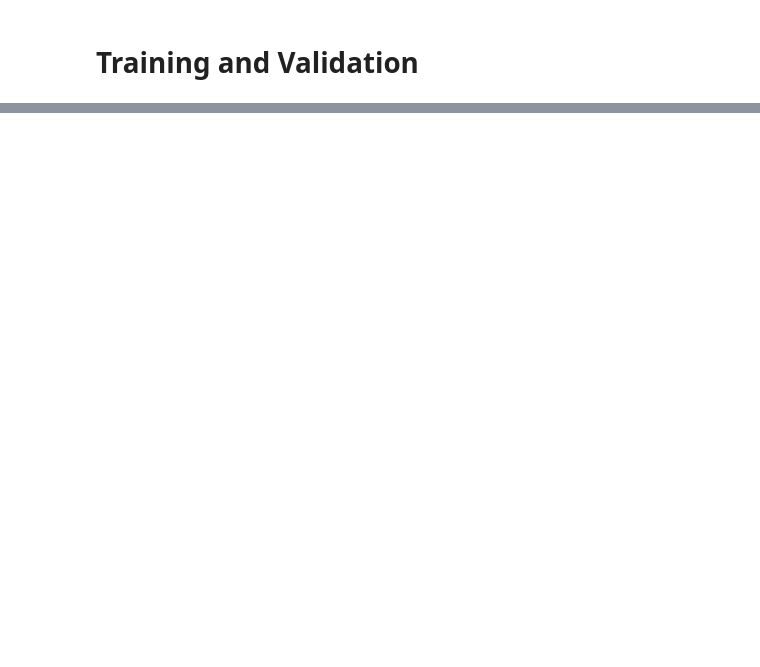
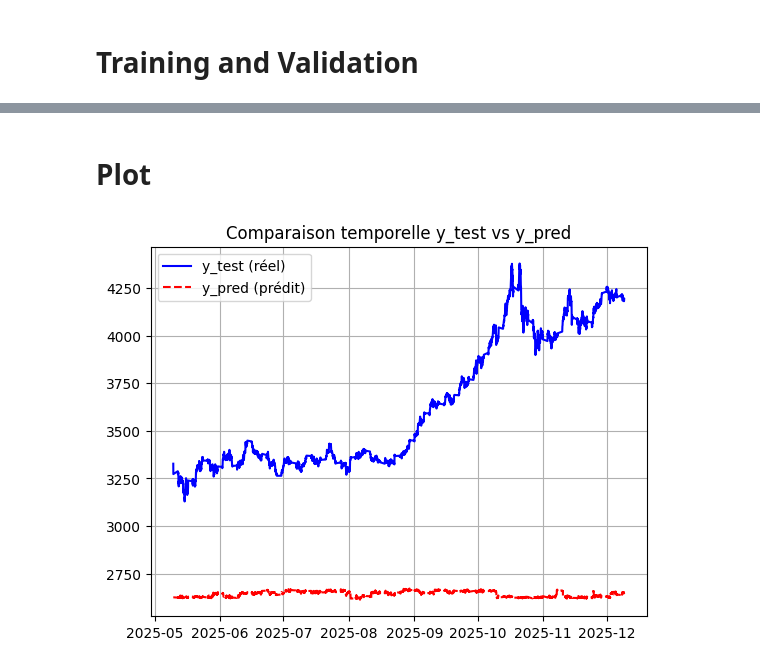
Before and after one commit to loic06/Forecasting-Gold-Price, a Jupyter notebook: notebooks/Baseline_Model_Loic.ipynb, the cells around one changed output, grey strips where cells are left out. Saved outputs shown, nothing was run; the diff lists cells and outputs as text; code cells hidden in the pictures; blank space fills up the shorter version.

```diff
--- a/notebooks/Baseline_Model_Loic.ipynb
+++ b/notebooks/Baseline_Model_Loic.ipynb
@@ -201,5 +204,5 @@ data
 # %%
-X = data.drop(columns=['time','target_close_t'])
+X = data.drop(columns=['target_close_t'])
 y= data[['target_close_t']]
 # %%
 y.isna().sum()
@@ -226,0 +230,14 @@ X_test, X_val, y_test, y_val = train_test_split(
+# %%
+n = len(X)
+
+train_size = int(n * 0.70)
+val_size   = int(n * 0.15)
+
+X_train = X.iloc[:train_size]
+y_train = y.iloc[:train_size]
+
+X_val = X.iloc[train_size:train_size + val_size]
+y_val = y.iloc[train_size:train_size + val_size]
+
+X_test = X.iloc[train_size + val_size:]
+y_test = y.iloc[train_size + val_size:]
@@ -262,0 +297,3 @@ MAE=3.997 | RMSE=6.636
+# %%
+y_pred = pd.Series(y_pred, index=y_test.index)
+y_pred
@@ -262,0 +314,12 @@ MAE=3.997 | RMSE=6.636
+# %% [markdown]
+# Plot
+# %%
+plt.plot(y_test.index, y_test, label="y_test (réel)", color="blue")
+plt.plot(y_pred.index, y_pred, label="y_pred (prédit)", color="red", linestyle="--")
+
+plt.legend()
+plt.grid(True)
+plt.title("Comparaison temporelle y_test vs y_pred")
+plt.show()
+# %% [output]
+[figure, added]
```
Also changed, not shown: parts of 11 cells of this notebook.
